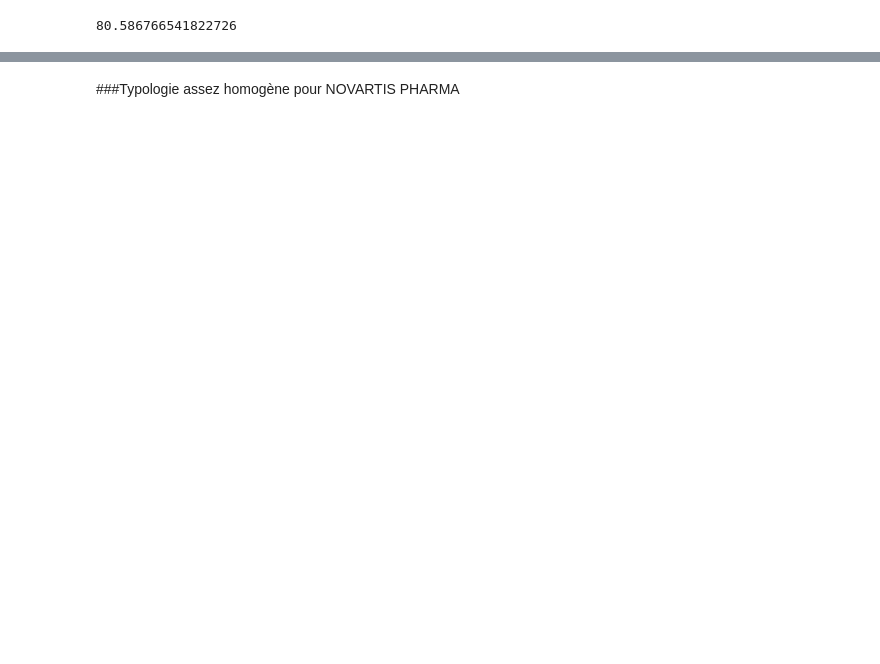
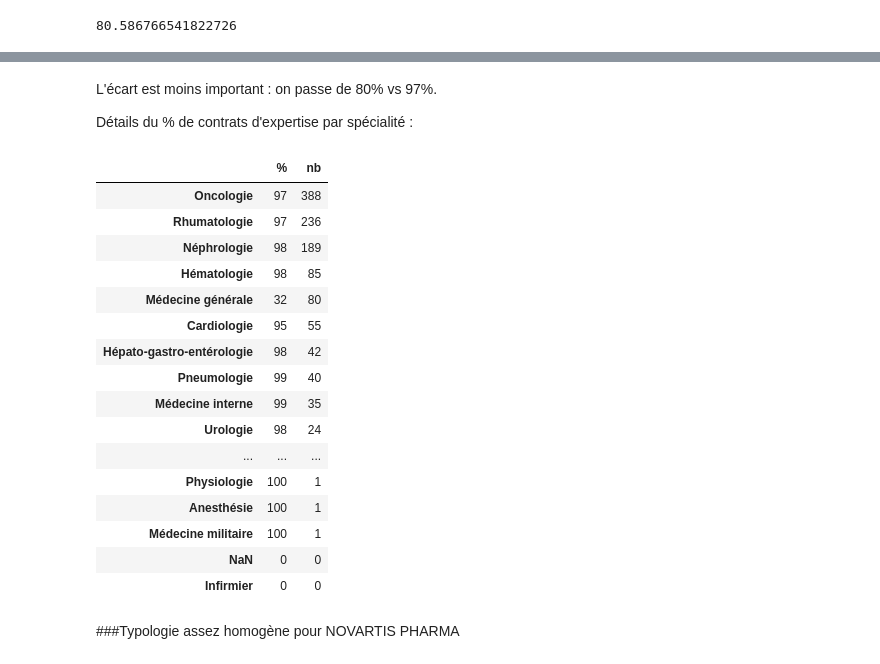
Before and after one commit to regardscitoyens/sunshine-data, a Jupyter notebook: exploitations/capa/capa.ipynb, the cells around one changed output, grey strips where cells are left out. Cells and saved outputs as stored; diff of their text form; code cells hidden in the pictures; blank space fills up the shorter version.

```diff
--- a/exploitations/capa/capa.ipynb
+++ b/exploitations/capa/capa.ipynb
@@ -447,7 +451,7 @@ contrats
 # %%
 pc = 0
 for t in typecontrat:
-    pc += contrats[contrats.index == t]['ORIGIN'].sum()
+    pc += contrats[contrats.index == t]['%'].sum()
 pc
 # %% [output]
 40.843123704215621
@@ -529,7 +537,7 @@ contrats
 # %%
 pc = 0
 for t in typecontrat:
-    pc += contrats[contrats.index == t]['ORIGIN'].sum()
+    pc += contrats[contrats.index == t]['%'].sum()
 pc
 # %% [output]
 55.847953216374272
@@ -593,7 +603,7 @@ contrats.sort('ORIGIN', ascending=False)
 # %%
 pc = 0
 for t in typecontrat:
-    pc += contrats[contrats.index == t]['ORIGIN'].sum()
+    pc += contrats[contrats.index == t]['%'].sum()
 pc
 # %% [output]
 80.586766541822726
@@ -602,3 +610,38 @@ pc
+# %% [markdown]
+L'écart est moins important : on passe de 80% vs 97%.
+
+Détails du % de contrats d'expertise par spécialité :
+# %%
+consultants_par_specialites = pd.DataFrame(index=conventions['BENEF_PS_QUALIFICATION'].unique())
+for specialite in consultants_par_specialites.index:
+    tot = conventions[conventions['BENEF_PS_QUALIFICATION'] == specialite]['ORIGIN'].count()
+    contrats = conventions[conventions['BENEF_PS_QUALIFICATION'] == specialite].groupby('DECL_CONV_OBJET')[['ORIGIN']].count()
+    pc = 0
+    nb = 0
+    for t in typecontrat:
+        nb += contrats[contrats.index == t]['ORIGIN'].sum()
+        pc += contrats[contrats.index == t]['ORIGIN'].sum() * 100 /tot
+    consultants_par_specialites.set_value(specialite, '%', pc)
+    consultants_par_specialites.set_value(specialite, 'nb', nb)
+consultants_par_specialites.sort('nb', ascending=False)
+# %% [output]
+|  | % | nb |
+| Oncologie | 97 | 388 |
+| Rhumatologie | 97 | 236 |
+| Néphrologie | 98 | 189 |
+| Hématologie | 98 | 85 |
+| Médecine générale | 32 | 80 |
+| Cardiologie | 95 | 55 |
+| Hépato-gastro-entérologie | 98 | 42 |
+| Pneumologie | 99 | 40 |
+| Médecine interne | 99 | 35 |
+| Urologie | 98 | 24 |
+| ... | ... | ... |
+| Physiologie | 100 | 1 |
+| Anesthésie | 100 | 1 |
+| Médecine militaire | 100 | 1 |
+| NaN | 0 | 0 |
+| Infirmier | 0 | 0 |
 # %% [markdown]
 ###Typologie assez homogène pour NOVARTIS PHARMA
 # %%
```
Also changed, not shown: parts of 21 cells of this notebook, 1 other file.
